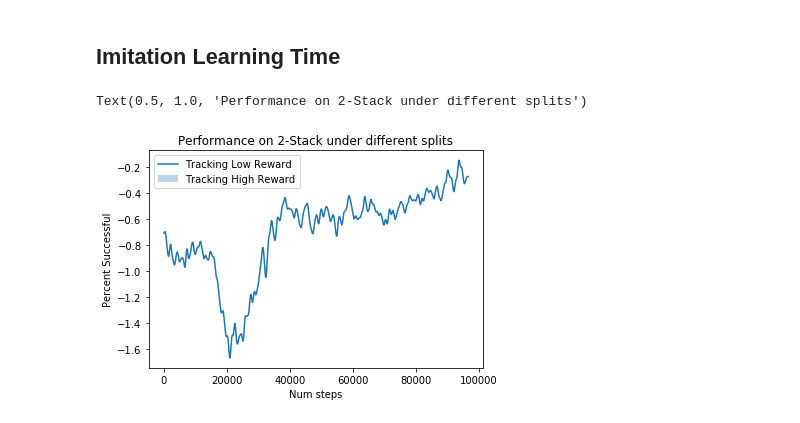
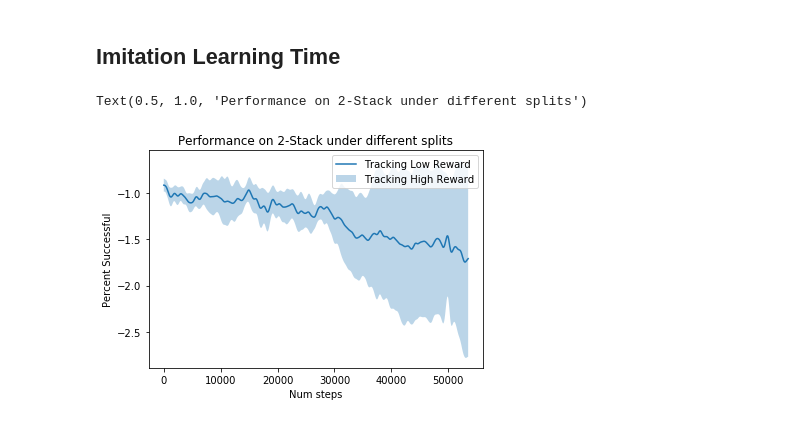
Before and after one commit to neuroailab/CuriousSamplePlanner, a Jupyter notebook: policy_learning/Policy Learning Results.ipynb, the cells around one changed output. Cells and saved outputs as stored; diff of their text form; code cells hidden in the pictures.

```diff
--- a/policy_learning/Policy Learning Results.ipynb
+++ b/policy_learning/Policy Learning Results.ipynb
@@ -118,14 +118,17 @@ Text(0.5, 1.0, 'Performance on 2-Stack under different splits')
 # %%
 # rewards = plot_group_rewards(["csp_2stack1", "csp_2stack2", "csp_2stack3", "csp_2stack4"])
 # rewards = plot_group_rewards(["single1", "single2", "single3", "single4"])
 # rewards = plot_group_rewards(["2stack_1", "2stack_2", "2stack_3", "2stack_4"])
-rewards = plot_group_rewards(["pls"])
+# rewards = plot_group_rewards(["standard1", "standard2", "standard3", "standard4"])
+# rewards = plot_group_rewards(["subsample","subsample2","subsample3","subsample4"])
+# rewards = plot_group_rewards(["pubsample","pubsample2","pubsample3","pubsample4"])
+rewards = plot_group_rewards(["old1", "old2", "old3", "old4"])
 
 
 plt.xlabel("Num steps")
 plt.ylabel("Percent Successful")
 plt.legend(["Tracking Low Reward", "Tracking High Reward"])
 plt.title("Performance on 2-Stack under different splits")
 # %% [output]
 Text(0.5, 1.0, 'Performance on 2-Stack under different splits')
-[figure, old version]
+[figure, new version]
```
Also changed, not shown: 1 other file.
